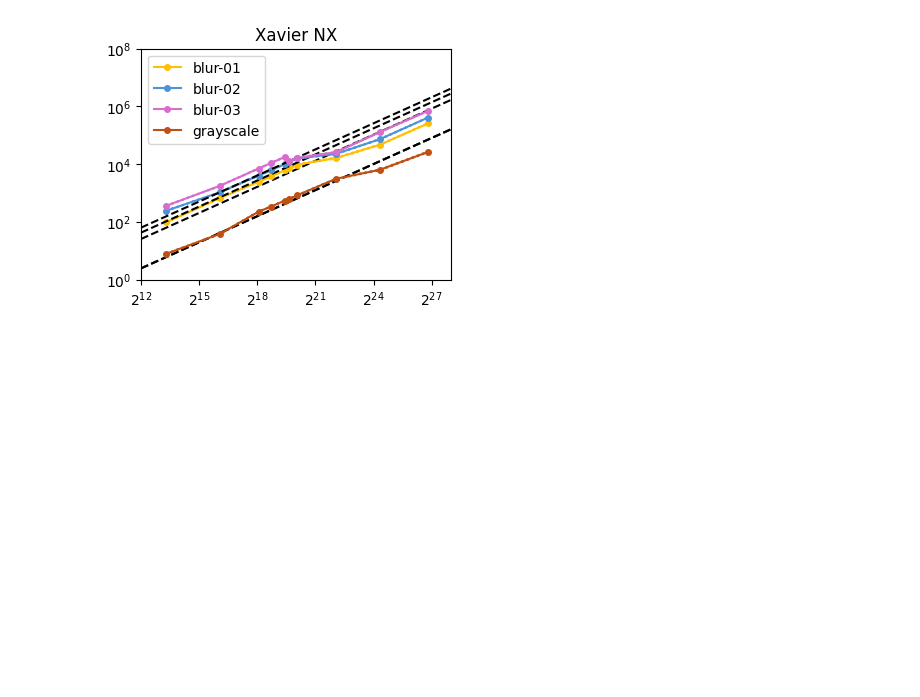
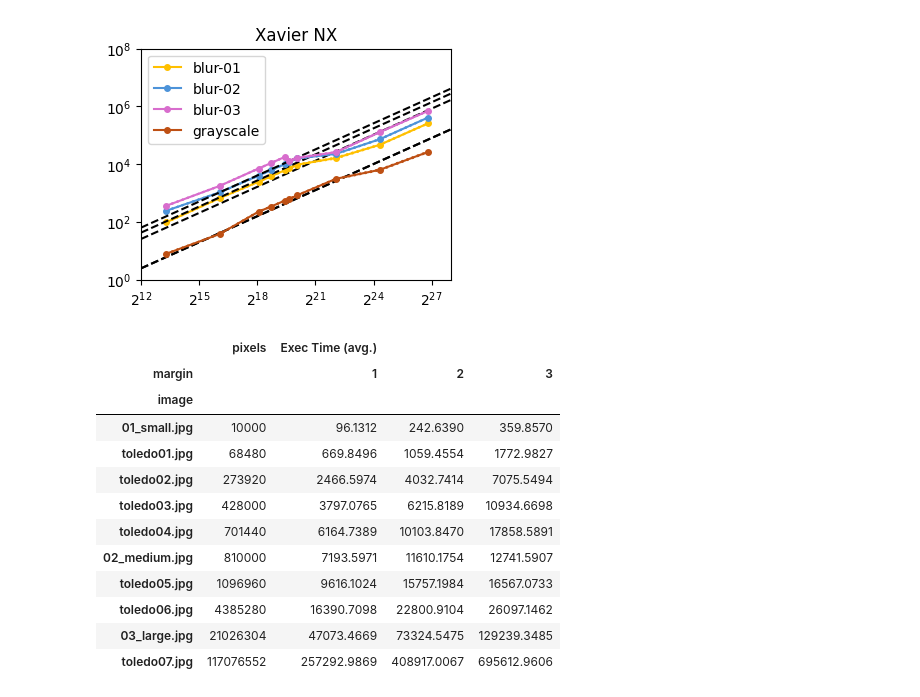
Before and after one commit to sbutz/parallel-programming, a Jupyter notebook: 000_johannes/01_abgabe/analysis/analysis.ipynb, the cells around one changed output. Drawn from its saved outputs; the diff is of its cells as text; code cells hidden in the pictures; blank space fills up the shorter version.

```diff
--- a/000_johannes/01_abgabe/analysis/analysis.ipynb
+++ b/000_johannes/01_abgabe/analysis/analysis.ipynb
@@ -364,3 +364,34 @@ blur-03 0.015515095504089754
 grayscale 0.0006031311255654515
 [figure]
 [figure]
+# %%
+def prepareTablesForScenarioMarginAnalysis(device, dd):
+    dd = dd[dd['scenario_id'].isin(['blur-01', 'blur-02', 'blur-03'])]
+    dd = dd[['image', 'scenario_id', 'pixels', 'Exec Time (avg.)']]
+    dd.insert(1, 'margin', dd['scenario_id'].apply(lambda s: int(s[-1])))
+    dd.drop('scenario_id', inplace=True, axis=1)
+    dd2 = dd.copy()
+
+    dd = dd.set_index(['image', 'margin']).unstack(level=1)
+    col = dd[('pixels', 1)]
+    dd = dd.drop(columns='pixels', level=0)
+    dd.insert(0, 'pixels', col)
+    dd.sort_values('pixels', inplace=True)
+    return (dd, dd2)
+
+dd, dd2 = prepareTablesForScenarioMarginAnalysis(XAVIER, dfAll[dfAll['device'] == XAVIER])
+dd
+# %% [output]
+|  | pixels | Exec Time (avg.) |  |  |
+| margin |  | 1 | 2 | 3 |
+| image |  |  |  |  |
+| 01_small.jpg | 10000 | 96.1312 | 242.6390 | 359.8570 |
+| toledo01.jpg | 68480 | 669.8496 | 1059.4554 | 1772.9827 |
+| toledo02.jpg | 273920 | 2466.5974 | 4032.7414 | 7075.5494 |
+| toledo03.jpg | 428000 | 3797.0765 | 6215.8189 | 10934.6698 |
+| toledo04.jpg | 701440 | 6164.7389 | 10103.8470 | 17858.5891 |
+| 02_medium.jpg | 810000 | 7193.5971 | 11610.1754 | 12741.5907 |
+| toledo05.jpg | 1096960 | 9616.1024 | 15757.1984 | 16567.0733 |
+| toledo06.jpg | 4385280 | 16390.7098 | 22800.9104 | 26097.1462 |
+| 03_large.jpg | 21026304 | 47073.4669 | 73324.5475 | 129239.3485 |
+| toledo07.jpg | 117076552 | 257292.9869 | 408917.0067 | 695612.9606 |
```
Also changed, not shown: parts of 1 cell of this notebook, 5 other files.
